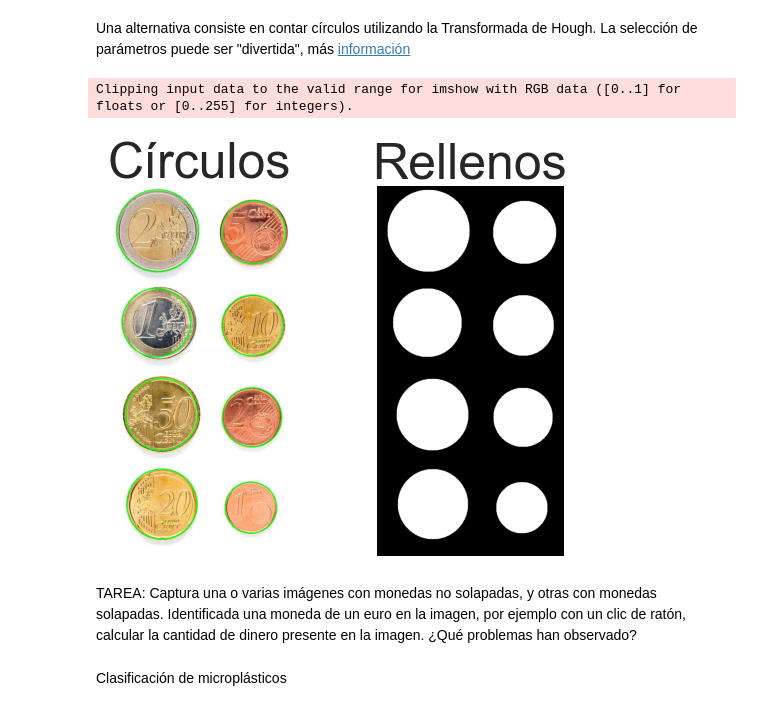
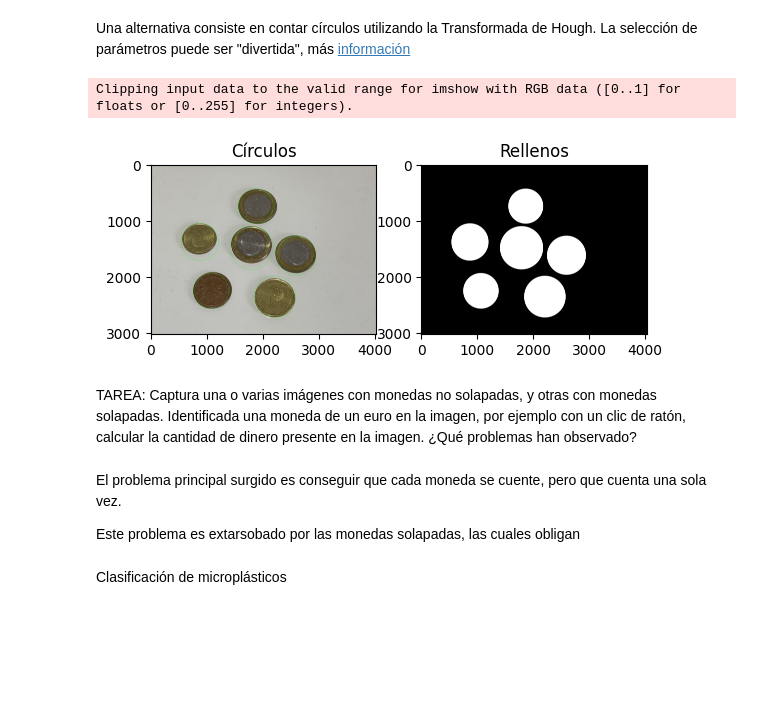
Before and after one commit to o-love/VC_P3, a Jupyter notebook: VC_P3.ipynb, the cells around one changed output. Cells and saved outputs as stored; diff of their text form; code cells hidden in the pictures; blank space fills up the shorter version.

```diff
--- a/VC_P3.ipynb
+++ b/VC_P3.ipynb
@@ -165,45 +188,59 @@ plt.show()
 Una alternativa consiste en contar círculos utilizando la Transformada de Hough. La selección de parámetros puede ser "divertida", más [información](https://docs.opencv.org/4.x/da/d53/tutorial_py_houghcircles.html)
 # %%
 #Conversión a gris
+img = cv2.imread('IMG_0167.jpg')
 gris = cv2.cvtColor(img, cv2.COLOR_BGR2GRAY)
 #Suaviza altas frecuencias
 pimg = cv2.medianBlur(gris, 7)
 #Localiza Círculos
 circ = cv2.HoughCircles(
         pimg,  # imagen
         cv2.HOUGH_GRADIENT,  # tipo de detección
         1,
-        100,  # distancia mínima entre círculos
-        param1=100, # Valor del gradiente
-        param2=50, #Umbral acumulador
-        minRadius=50,  # radio mínimo
-        maxRadius=150,  # radio máximo
+        400,  # distancia mínima entre círculos
+        param1=170, # Valor del gradiente
+        param2=40, #Umbral acumulador
+        minRadius=300,  # radio mínimo
+        maxRadius=1000,  # radio máximo
+    )
+
+circ = cv2.HoughCircles(
+        pimg,  # imagen
+        cv2.HOUGH_GRADIENT,  # tipo de detección
+        1,
+        300,  # distancia mínima entre círculos
+        param1=250, # Valor del gradiente
+        param2=40, #Umbral acumulador
+        minRadius=150,  # radio mínimo
+        maxRadius=1000,  # radio máximo
     )
 
 #Dibuja sobre entrada  e imagen vacía
 img_cont = np.zeros(img_rgb.shape)
 img_rgb = cv2.cvtColor(img, cv2.COLOR_BGR2RGB)
 for det in circ[0]:
         x_coor, y_coor, det_radio = det
         cv2.circle(img_rgb,(int(x_coor), int(y_coor)),
             int(det_radio),(0, 255, 0), 2)
         cv2.circle(img_cont,(int(x_coor), int(y_coor)),
             int(det_radio),(255, 255, 255), -1)
 
 #Muestra resultado
 plt.subplot(121)
-plt.axis("off")
 plt.imshow(img_rgb)
 plt.title('Círculos')
 
 plt.subplot(122)
-plt.axis("off")
 plt.imshow(img_cont)
 plt.title('Rellenos')
 
 plt.show()
 # %% [output]
 Clipping input data to the valid range for imshow with RGB data ([0..1] for floats or [0..255] for integers).
-[figure, old version]
+[figure, new version]
 # %% [markdown]
 TAREA: Captura una o varias imágenes con monedas no solapadas, y otras con monedas solapadas. Identificada una moneda de un euro en la imagen, por ejemplo con un clic de ratón, calcular la cantidad de dinero presente en la imagen. ¿Qué problemas han observado?
+# %% [markdown]
+El problema principal surgido es conseguir que cada moneda se cuente, pero que cuenta una sola vez.
+
+Este problema es extarsobado por las monedas solapadas, las cuales obligan
```
Also changed, not shown: parts of 6 cells of this notebook, 5 other files.
